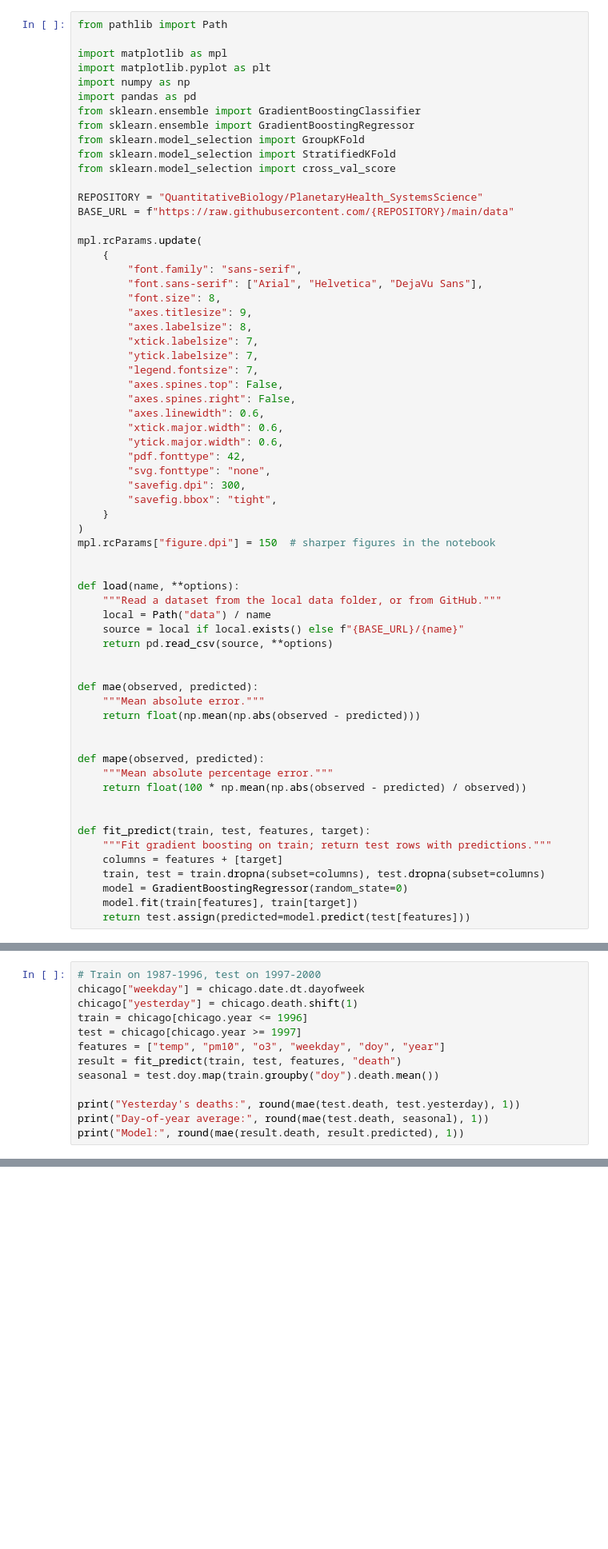
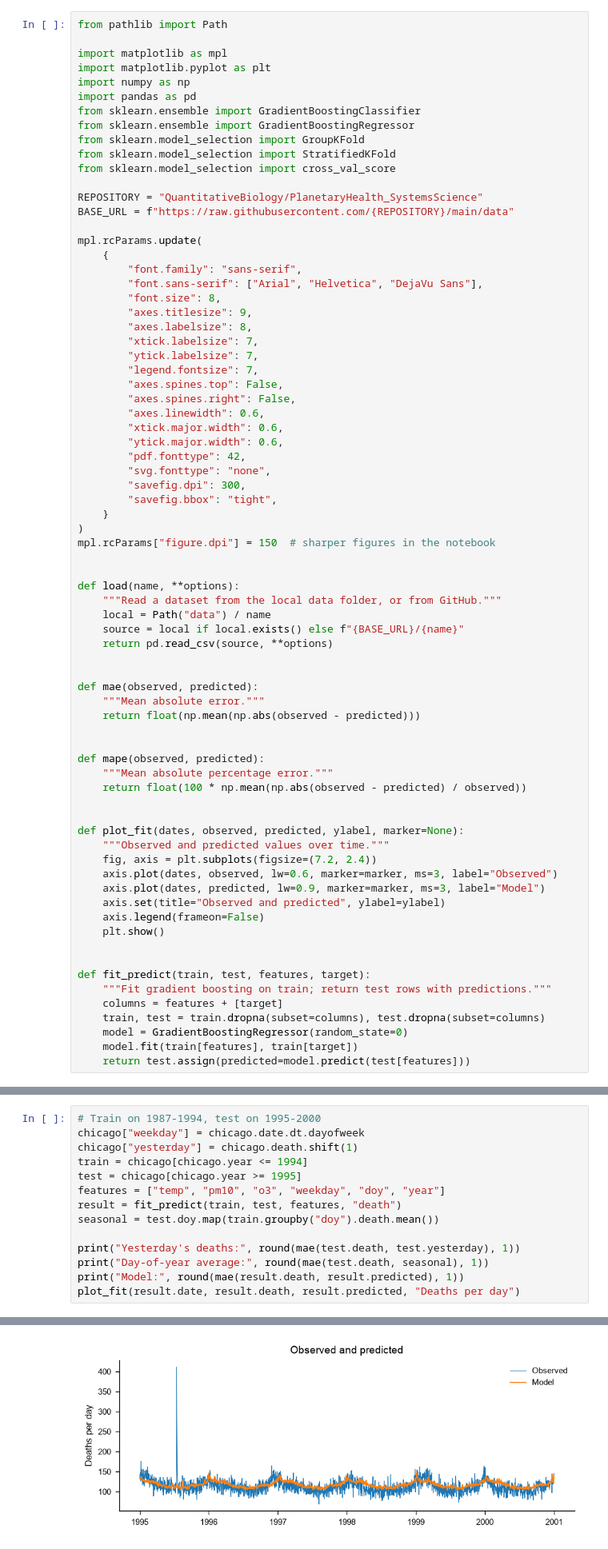
Before and after one commit to QuantitativeBiology/PlanetaryHealth_SystemsScience, a Jupyter notebook: PlanetaryHealth_Datasets.ipynb, the cells around one changed output, grey strips where cells are left out. Shown at 80% size. Drawn from its saved outputs; the diff is of its cells as text; blank space fills up the shorter version.

Commit message:
observed-vs-predicted plots and questions

```diff
--- a/PlanetaryHealth_Datasets.ipynb
+++ b/PlanetaryHealth_Datasets.ipynb
@@ -63,6 +63,16 @@ def mape(observed, predicted):
     return float(100 * np.mean(np.abs(observed - predicted) / observed))
 
 
+def plot_fit(dates, observed, predicted, ylabel, marker=None):
+    """Observed and predicted values over time."""
+    fig, axis = plt.subplots(figsize=(7.2, 2.4))
+    axis.plot(dates, observed, lw=0.6, marker=marker, ms=3, label="Observed")
+    axis.plot(dates, predicted, lw=0.9, marker=marker, ms=3, label="Model")
+    axis.set(title="Observed and predicted", ylabel=ylabel)
+    axis.legend(frameon=False)
+    plt.show()
+
+
 def fit_predict(train, test, features, target):
     """Fit gradient boosting on train; return test rows with predictions."""
     columns = features + [target]
@@ -99,11 +112,11 @@ plt.show()
 # %% [output]
 [figure]
 # %%
-# Train on 1987-1996, test on 1997-2000
+# Train on 1987-1994, test on 1995-2000
 chicago["weekday"] = chicago.date.dt.dayofweek
 chicago["yesterday"] = chicago.death.shift(1)
-train = chicago[chicago.year <= 1996]
-test = chicago[chicago.year >= 1997]
+train = chicago[chicago.year <= 1994]
+test = chicago[chicago.year >= 1995]
 features = ["temp", "pm10", "o3", "weekday", "doy", "year"]
 result = fit_predict(train, test, features, "death")
 seasonal = test.doy.map(train.groupby("doy").death.mean())
@@ -111,4 +124,5 @@ seasonal = test.doy.map(train.groupby("doy").death.mean())
 print("Yesterday's deaths:", round(mae(test.death, test.yesterday), 1))
 print("Day-of-year average:", round(mae(test.death, seasonal), 1))
 print("Model:", round(mae(result.death, result.predicted), 1))
+plot_fit(result.date, result.death, result.predicted, "Deaths per day")
 # %% [output]
@@ -118,3 +132,4 @@ Model: 10.5
+[figure, added]
 # %% [markdown]
 **Explore**
 1. Which columns have gaps or impossible values?
```
Also changed, not shown: parts of 12 cells of this notebook.
